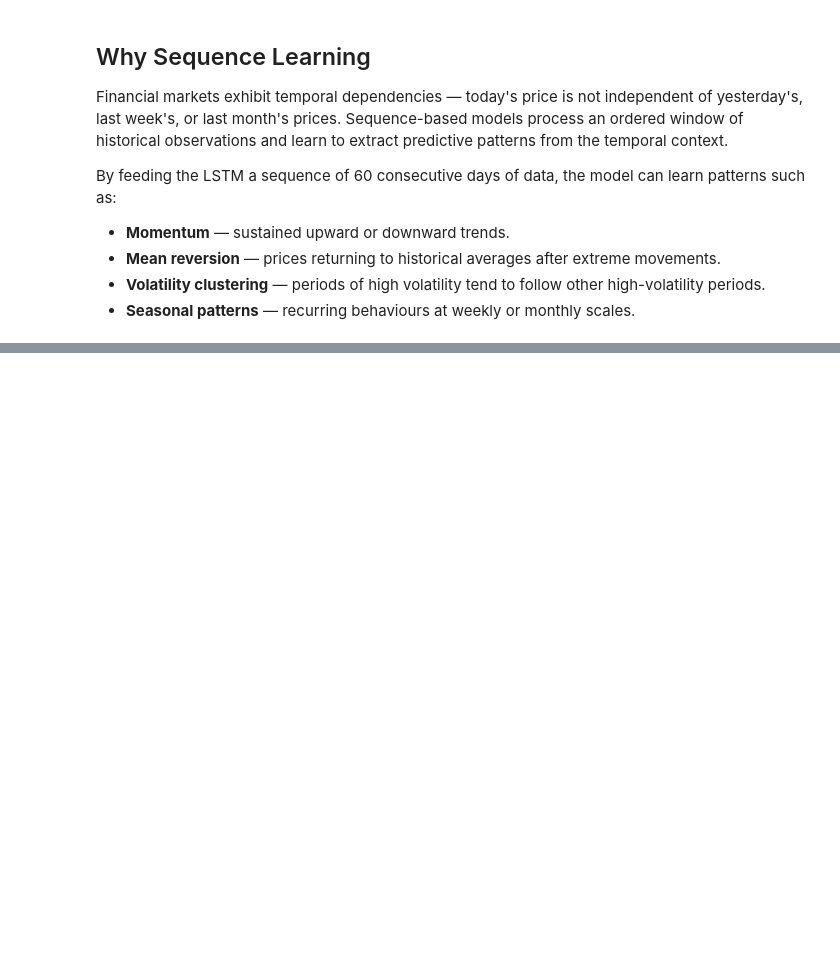
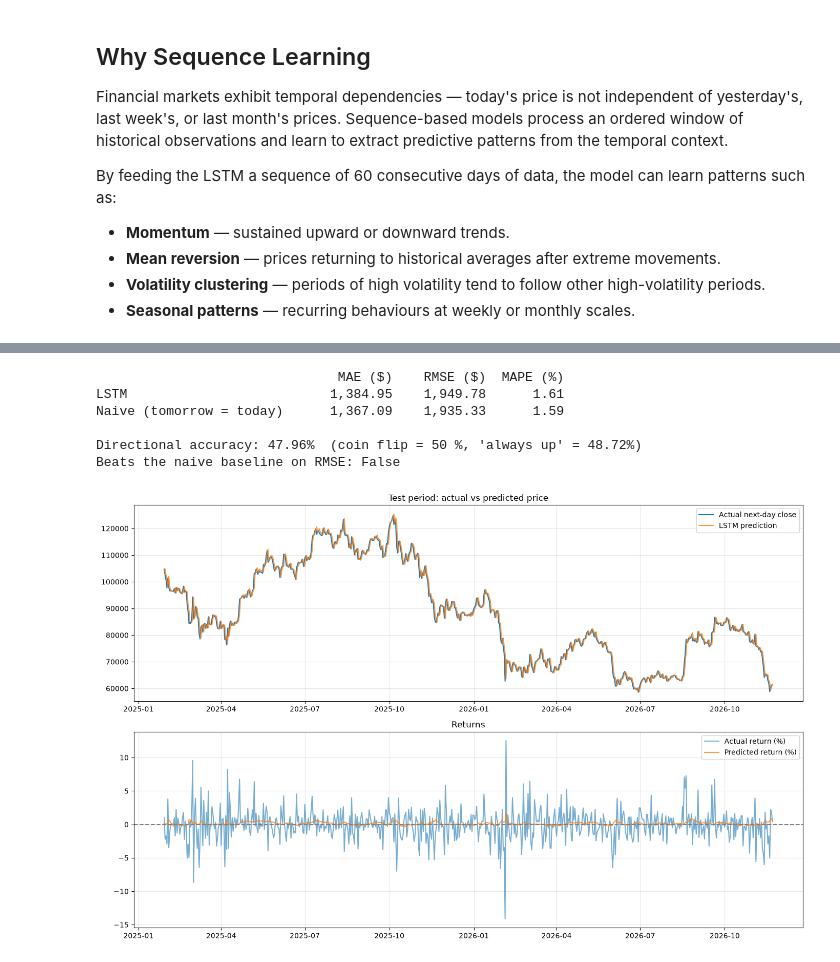
Before and after one commit to KhushiMulchandani/BitVision, a Jupyter notebook: notebooks/06_LSTM_Forecasting.ipynb, the cells around one changed output, grey strips where cells are left out. Saved outputs shown, nothing was run; the diff lists cells and outputs as text; code cells hidden in the pictures; blank space fills up the shorter version.

```diff
--- a/notebooks/06_LSTM_Forecasting.ipynb
+++ b/notebooks/06_LSTM_Forecasting.ipynb
@@ -839,0 +328,39 @@ A stacked LSTM architecture (64 → 32 units) with dropout regularisation was tr
+# %%
+pred_ret = model.predict(X[test_m], verbose=0).flatten() * ret_std
+today_close = hist["Close"].values[t_idx[test_m]]
+actual_price = today_close * (1 + y[t_idx[test_m]])
+pred_price = today_close * (1 + pred_ret)
+
+def report(name, pred):
+    mae = mean_absolute_error(actual_price, pred)
+    rmse = np.sqrt(mean_squared_error(actual_price, pred))
+    mape = np.mean(np.abs((actual_price - pred) / actual_price)) * 100
+    return name, mae, rmse, mape
+
+rows = [report("LSTM", pred_price), report("Naive (tomorrow = today)", today_close)]
+print(f"{'':26s}{'MAE ($)':>12s}{'RMSE ($)':>12s}{'MAPE (%)':>10s}")
+for name, mae, rmse, mape in rows:
+    print(f"{name:26s}{mae:>12,.2f}{rmse:>12,.2f}{mape:>10.2f}")
+
+direction_ok = (pred_ret > 0) == (y[t_idx[test_m]] > 0)
+print(f"\nDirectional accuracy: {direction_ok.mean():.2%}  (coin flip = 50 %, 'always up' = {(y[t_idx[test_m]] > 0).mean():.2%})")
+print("Beats the naive baseline on RMSE:", rows[0][2] < rows[1][2])
+# %% [output]
+                               MAE ($)    RMSE ($)  MAPE (%)
+LSTM                          1,384.95    1,949.78      1.61
+Naive (tomorrow = today)      1,367.09    1,935.33      1.59
+
+Directional accuracy: 47.96%  (coin flip = 50 %, 'always up' = 48.72%)
+Beats the naive baseline on RMSE: False
+# %%
+dates = hist["Date"].values[t_idx[test_m]]
+fig, ax = plt.subplots(2, 1, figsize=(14, 9))
+ax[0].plot(dates, actual_price, label="Actual next-day close")
+ax[0].plot(dates, pred_price, label="LSTM prediction", alpha=0.8)
+ax[0].set_title("Test period: actual vs predicted price"); ax[0].legend(); ax[0].grid(alpha=0.3)
+ax[1].plot(dates, y[t_idx[test_m]] * 100, label="Actual return (%)", alpha=0.6)
+ax[1].plot(dates, pred_ret * 100, label="Predicted return (%)", alpha=0.8)
+ax[1].axhline(0, color="gray", ls="--"); ax[1].set_title("Returns"); ax[1].legend(); ax[1].grid(alpha=0.3)
+plt.tight_layout(); plt.show()
+# %% [output]
+[figure, added]
```
Also changed, not shown: parts of 88 cells of this notebook, 10 other files.
